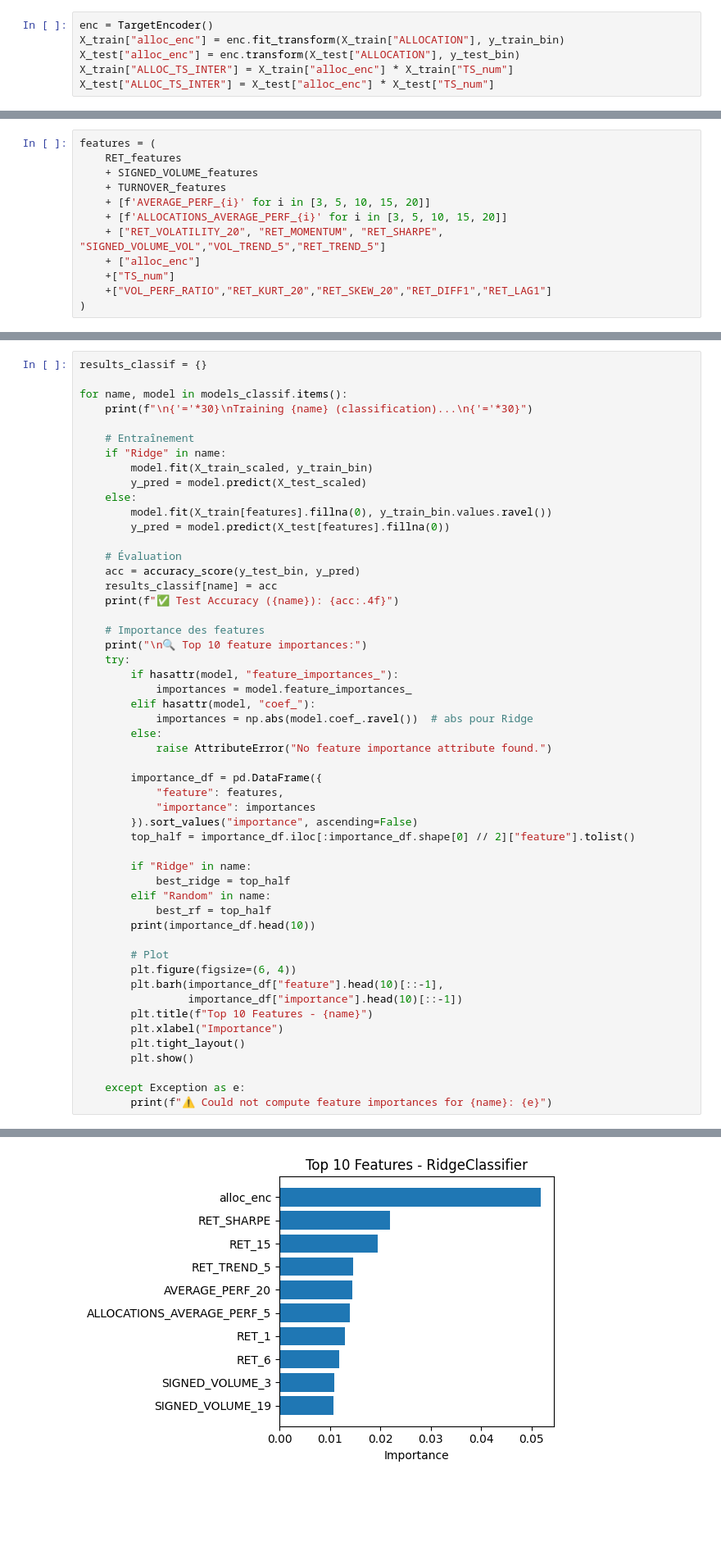
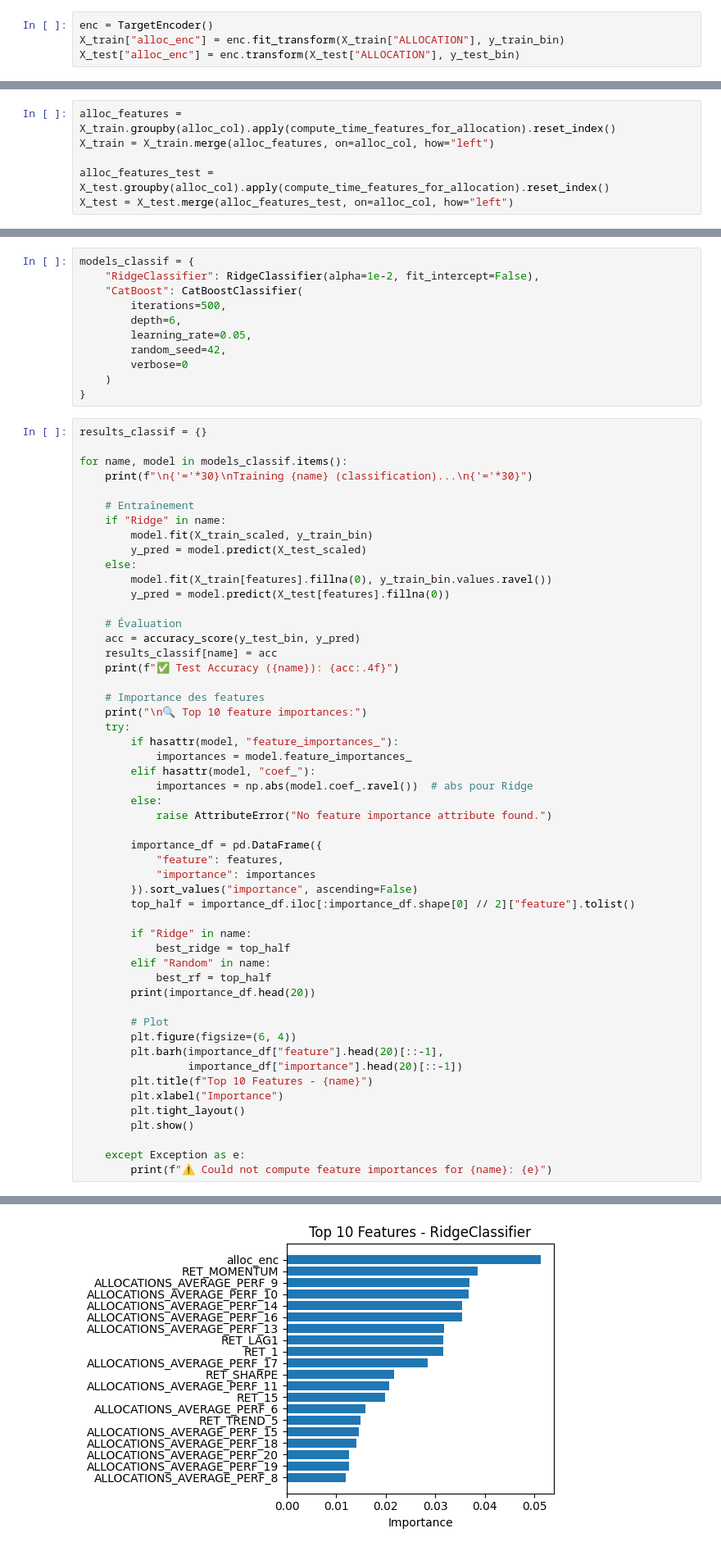
Before and after one commit to leclercrafael/QRT-Asset-Allocation-Performance-forecasting, a Jupyter notebook: comparaison_models.ipynb, the cells around one changed output, grey strips where cells are left out. Shown: that part at 82% size. Drawn from its saved outputs; the diff is of its cells as text; blank space fills up the shorter version.

Commit message:
ajouts notebooks test

```diff
--- a/comparaison_models.ipynb
+++ b/comparaison_models.ipynb
@@ -82,8 +200,6 @@ X_test, y_test_bin, y_test_cont = X.loc[test_idx, :], y_bin.loc[test_idx], y.loc
 enc = TargetEncoder()
 X_train["alloc_enc"] = enc.fit_transform(X_train["ALLOCATION"], y_train_bin)
 X_test["alloc_enc"] = enc.transform(X_test["ALLOCATION"], y_test_bin)
-X_train["ALLOC_TS_INTER"] = X_train["alloc_enc"] * X_train["TS_num"]
-X_test["ALLOC_TS_INTER"] = X_test["alloc_enc"] * X_test["TS_num"]
 # %% [output]
 A value is trying to be set on a copy of a slice from a DataFrame.
 Try using .loc[row_indexer,col_indexer] = value instead
@@ -108,15 +214,9 @@ See the caveats in the documentation: https://pandas.pydata.org/pandas-docs/stab
-# %%
-features = (
-    RET_features
-    + SIGNED_VOLUME_features
-    + TURNOVER_features
-    + [f'AVERAGE_PERF_{i}' for i in [3, 5, 10, 15, 20]]
-    + [f'ALLOCATIONS_AVERAGE_PERF_{i}' for i in [3, 5, 10, 15, 20]]
-    + ["RET_VOLATILITY_20", "RET_MOMENTUM", "RET_SHARPE", "SIGNED_VOLUME_VOL","VOL_TREND_5","RET_TREND_5"]
-    + ["alloc_enc"]
-    +["TS_num"]
-    +["VOL_PERF_RATIO","RET_KURT_20","RET_SKEW_20","RET_DIFF1","RET_LAG1"]
-)
+# %%
+alloc_features = X_train.groupby(alloc_col).apply(compute_time_features_for_allocation).reset_index()
+X_train = X_train.merge(alloc_features, on=alloc_col, how="left")
+
+alloc_features_test = X_test.groupby(alloc_col).apply(compute_time_features_for_allocation).reset_index()
+X_test = X_test.merge(alloc_features_test, on=alloc_col, how="left")
 # %%
 scaler = StandardScaler()
 X_train_scaled = scaler.fit_transform(X_train[features].fillna(0))
@@ -191,6 +292,17 @@ models_classif = {
         verbose=0
     )
 }
+# %%
+models_classif = {
+    "RidgeClassifier": RidgeClassifier(alpha=1e-2, fit_intercept=False),
+    "CatBoost": CatBoostClassifier(
+        iterations=500,
+        depth=6,
+        learning_rate=0.05,
+        random_seed=42,
+        verbose=0
+    )
+}
 # %%
 results_classif = {}
 
@@ -230,12 +342,12 @@ for name, model in models_classif.items():
             best_ridge = top_half
         elif "Random" in name:
             best_rf = top_half
-        print(importance_df.head(10))
+        print(importance_df.head(20))
 
         # Plot
         plt.figure(figsize=(6, 4))
-        plt.barh(importance_df["feature"].head(10)[::-1],
-                 importance_df["importance"].head(10)[::-1])
+        plt.barh(importance_df["feature"].head(20)[::-1],
+                 importance_df["importance"].head(20)[::-1])
         plt.title(f"Top 10 Features - {name}")
         plt.xlabel("Importance")
         plt.tight_layout()
@@ -264,2 +376,2 @@ Training RidgeClassifier (classification)...
-[figure, old version]
+[figure, new version]
 ==============================
```
Also changed, not shown: parts of 13 cells of this notebook, 15 other files.
